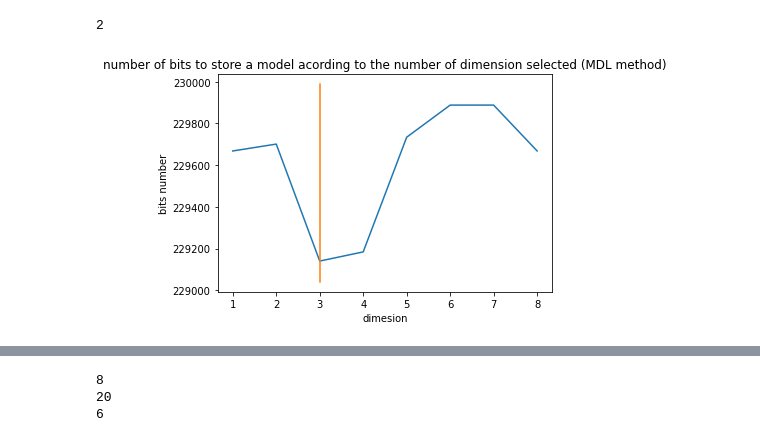
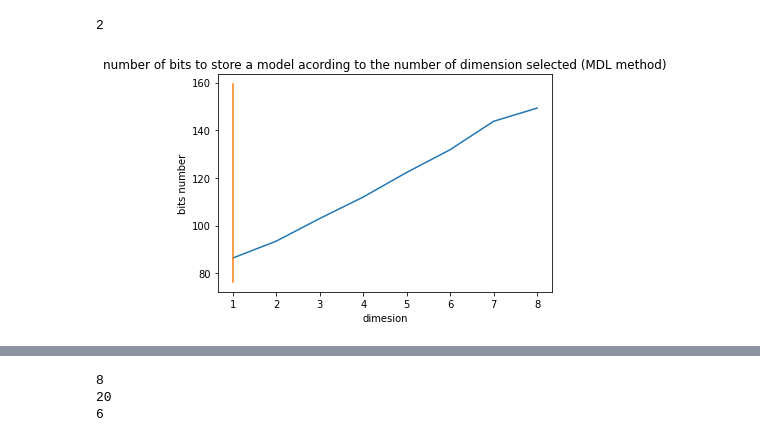
Before and after one commit to adriencances/TimeSeriesProject, a Jupyter notebook: mstamp/Untitled.ipynb, the cells around one changed output, grey strips where cells are left out. Drawn from its saved outputs; the diff is of its cells as text; code cells hidden in the pictures.

```diff
--- a/mstamp/Untitled.ipynb
+++ b/mstamp/Untitled.ipynb
@@ -176,18 +177,18 @@ def MDL(matrix_profile, multivariate_time_series, sub_len):
         bits.append(bit(multivariate_time_series, compressible_set_index, hypothesis_index, sub_len))
     return np.array(bits)
 # %%
-mat_pro, pro_idx = mstamp(multivariate_time_series.T, 5)
-bits = MDL(mat_pro, multivariate_time_series, 5)
+mat_pro, pro_idx, profile = mstamp(multivariate_time_series.T, 10, return_dimension=True)
+bits = MDL(mat_pro, multivariate_time_series, 10, profile)
 argmin = np.argmin(bits)
-y = np.linspace(np.min(bits)-100, np.max(bits)+100, 100)
+y = np.linspace(np.min(bits)-10, np.max(bits)+10, 100)
 plt.plot(np.arange(8) + 1, bits)
 plt.plot([argmin + 1 for i in range(100)], y)
 plt.xlabel("dimesion")
 plt.ylabel("bits number")
 plt.title("number of bits to store a model acording to the number of dimension selected (MDL method)")
 plt.show()
 # %% [output]
-[figure, old version]
+[figure, new version]
 # %%
 # plot the matrix profil for best dimension dimension
 
```
Also changed, not shown: parts of 2 cells of this notebook.
